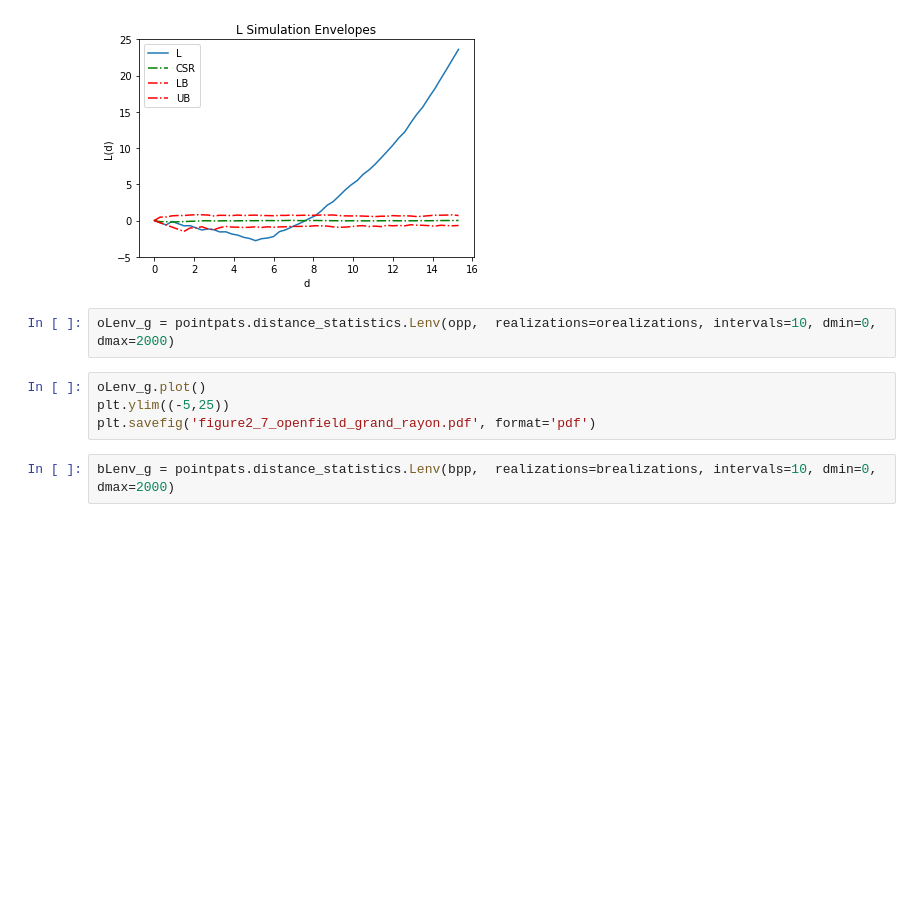
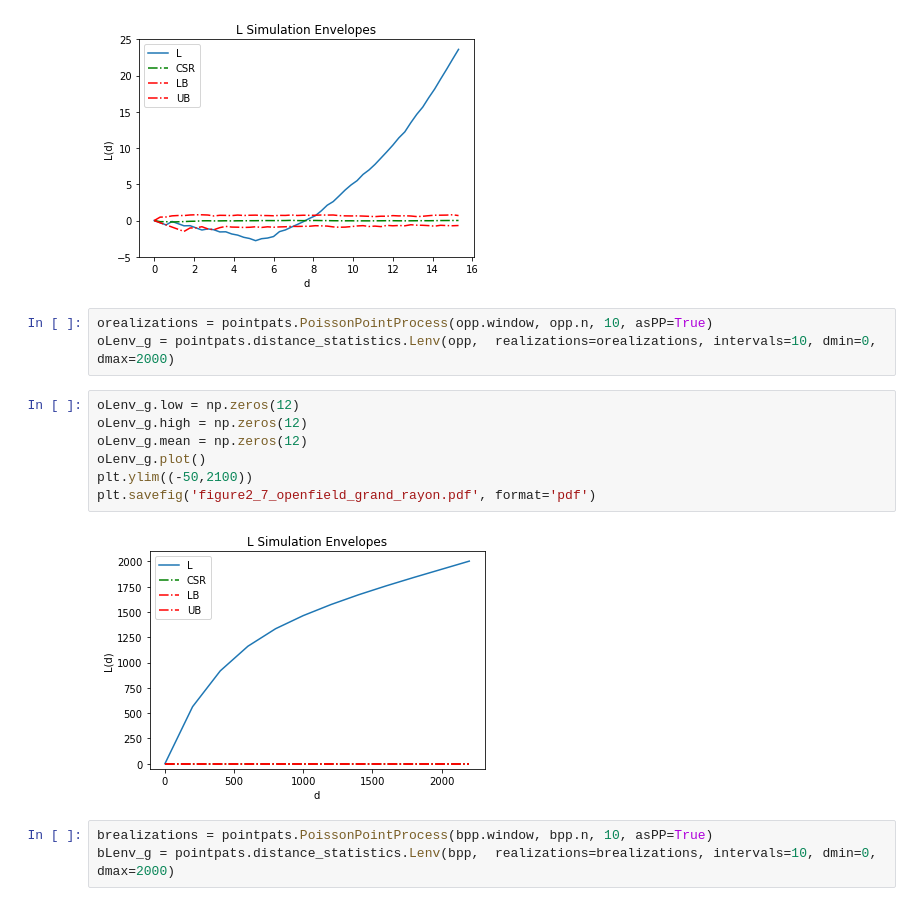
Before and after one commit to fsemecurbe/Fractal-Analysis, a Jupyter notebook: chapitre7/ripley.ipynb, the cells around one changed output. Cells and saved outputs as stored; diff of their text form; blank space fills up the shorter version.

```diff
--- a/chapitre7/ripley.ipynb
+++ b/chapitre7/ripley.ipynb
@@ -41,11 +41,18 @@ plt.savefig('figure2_7_openfield_petit_rayon.pdf', format='pdf')
 # %% [output]
 [figure]
 # %%
+orealizations = pointpats.PoissonPointProcess(opp.window, opp.n, 10, asPP=True)
 oLenv_g = pointpats.distance_statistics.Lenv(opp,  realizations=orealizations, intervals=10, dmin=0, dmax=2000)
 # %%
+oLenv_g.low = np.zeros(12)
+oLenv_g.high = np.zeros(12)
+oLenv_g.mean = np.zeros(12)
 oLenv_g.plot()
-plt.ylim((-5,25))
+plt.ylim((-50,2100))
 plt.savefig('figure2_7_openfield_grand_rayon.pdf', format='pdf')
+# %% [output]
+[figure, added]
 # %%
+brealizations = pointpats.PoissonPointProcess(bpp.window, bpp.n, 10, asPP=True)
 bLenv_g = pointpats.distance_statistics.Lenv(bpp,  realizations=brealizations, intervals=10, dmin=0, dmax=2000)
 # %%
```
Also changed, not shown: parts of 2 cells of this notebook, 2 other files.
